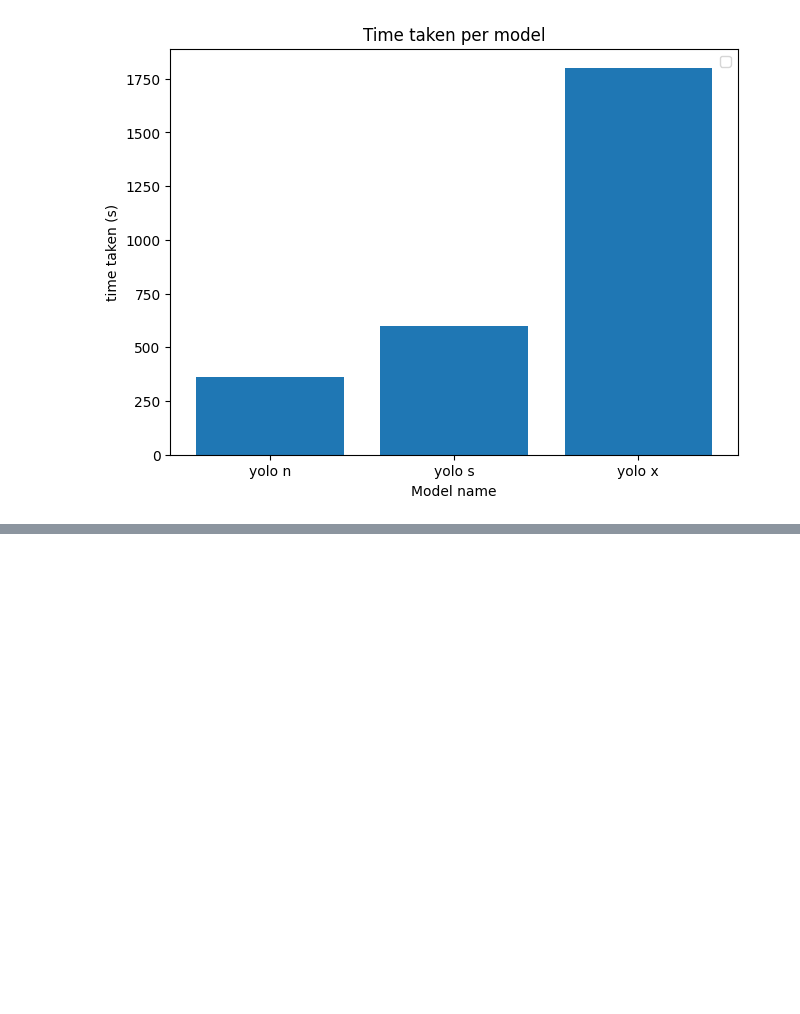
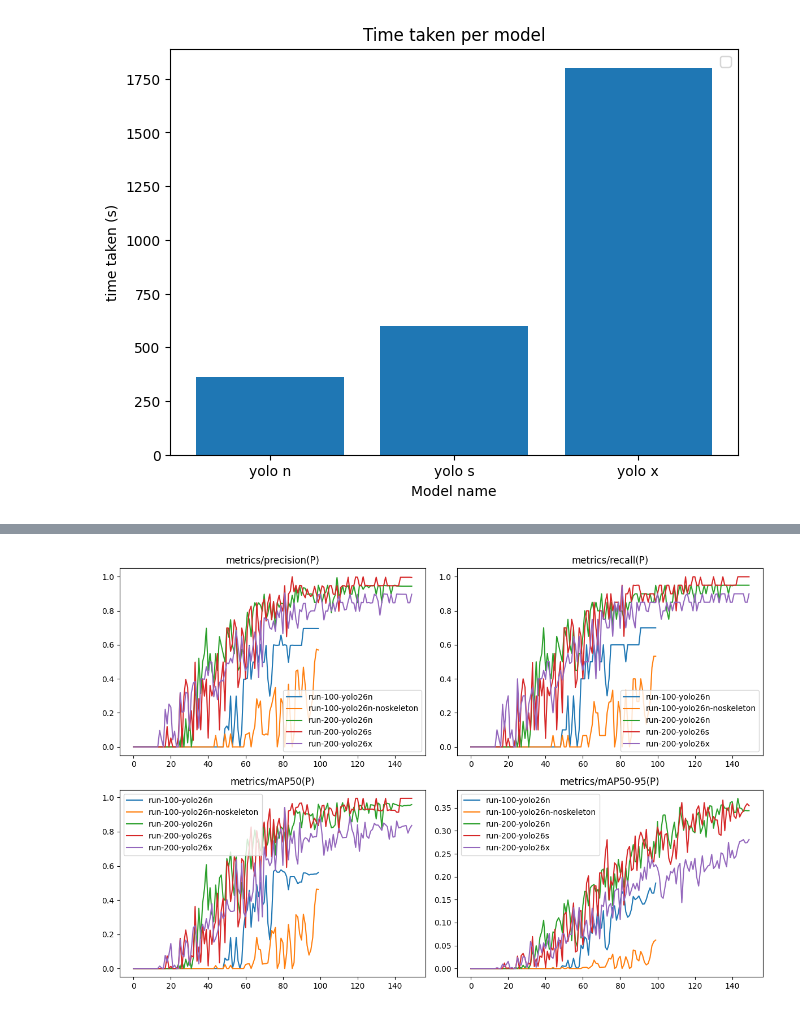
Before and after one commit to TomBellivier/CV-for-GRIT, a Jupyter notebook: models/yolo-pose-insect-kp.ipynb, the cells around one changed output, grey strips where cells are left out. Saved outputs shown, nothing was run; the diff lists cells and outputs as text; code cells hidden in the pictures; blank space fills up the shorter version.

Commit message:
update and show of metrics

```diff
--- a/models/yolo-pose-insect-kp.ipynb
+++ b/models/yolo-pose-insect-kp.ipynb
@@ -224,0 +318,4 @@ plt.show()
+# %%
+plot_columns(preset_metrics_pose)
+# %% [output]
+[figure, added]
```
Also changed, not shown: parts of 5 cells of this notebook.
